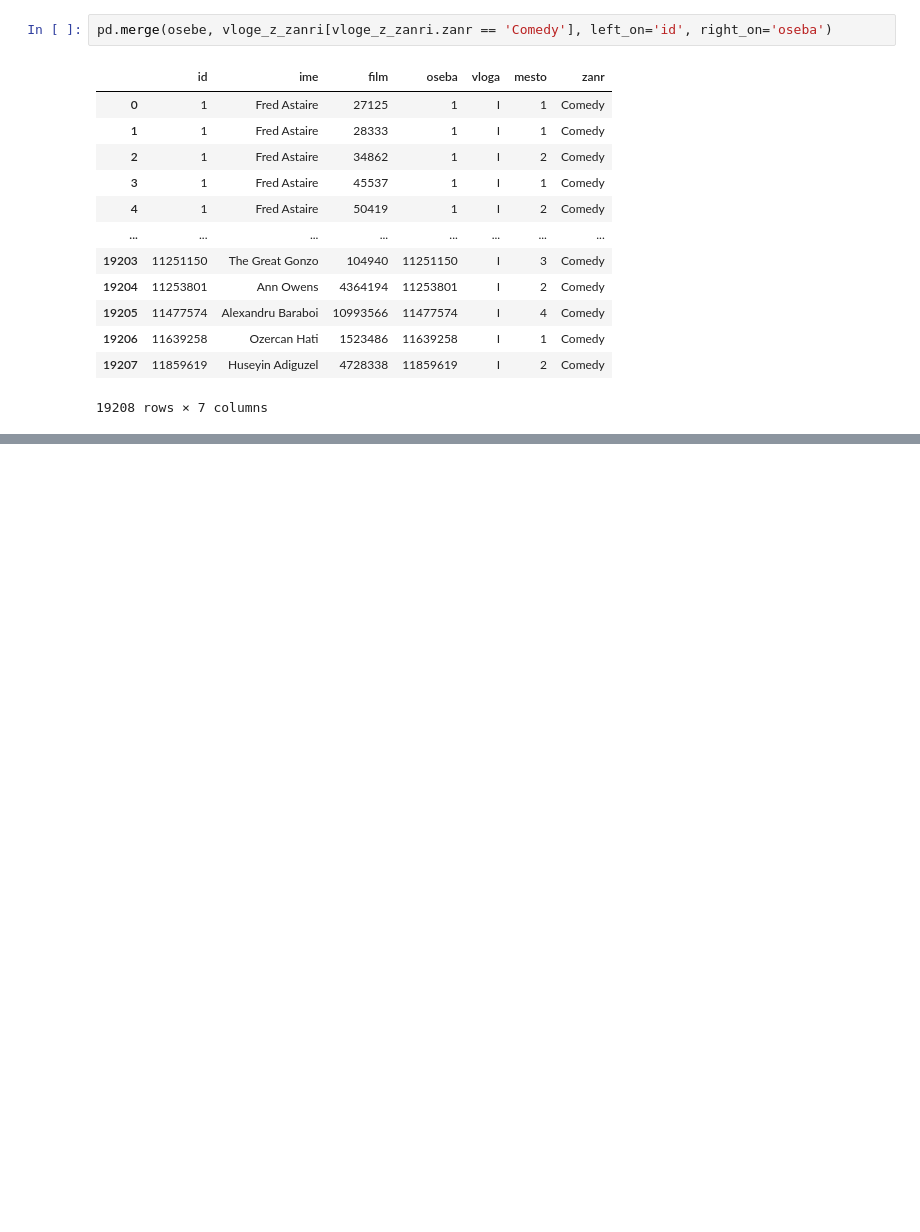
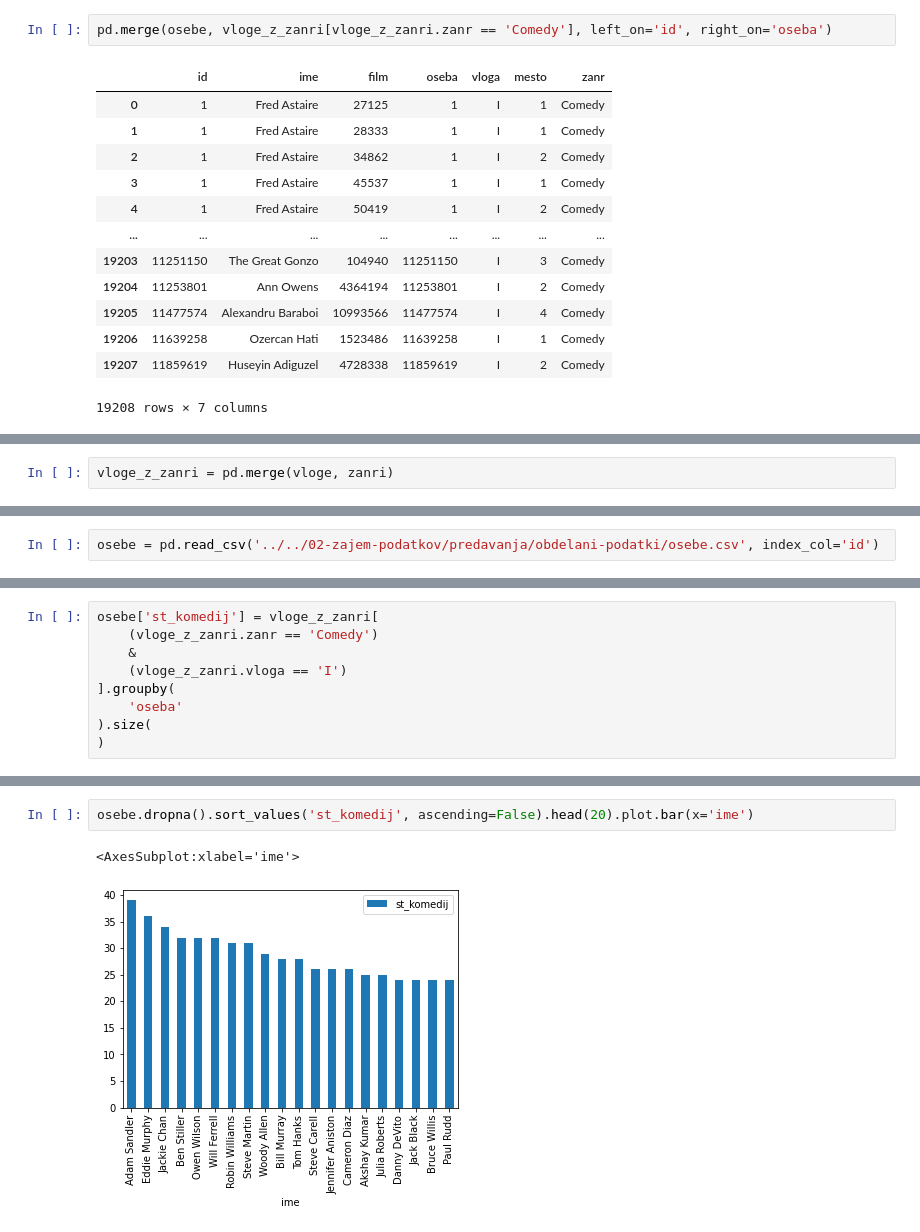
Before and after one commit to matijapretnar/programiranje-1, a Jupyter notebook: 03-knjiznica-pandas/predavanja/Delo s Pandasi.ipynb, the cells around one changed output, grey strips where cells are left out. Saved outputs shown, nothing was run; the diff lists cells and outputs as text; blank space fills up the shorter version.

Commit message:
Datoteke s predavanj

```diff
--- a/03-knjiznica-pandas/predavanja/Delo s Pandasi.ipynb
+++ b/03-knjiznica-pandas/predavanja/Delo s Pandasi.ipynb
@@ -643,0 +692,2 @@ Length: 8968, dtype: int64
+# %%
+vloge_z_zanri = pd.merge(vloge, zanri)
@@ -643,0 +819,2 @@ Length: 8968, dtype: int64
+# %%
+osebe = pd.read_csv('../../02-zajem-podatkov/predavanja/obdelani-podatki/osebe.csv', index_col='id')
@@ -643,0 +927,9 @@ Length: 8968, dtype: int64
+# %%
+osebe['st_komedij'] = vloge_z_zanri[
+    (vloge_z_zanri.zanr == 'Comedy')
+    &
+    (vloge_z_zanri.vloga == 'I')
+].groupby(
+    'oseba'
+).size(
+)
@@ -643,0 +1007,5 @@ Length: 8968, dtype: int64
+# %%
+osebe.dropna().sort_values('st_komedij', ascending=False).head(20).plot.bar(x='ime')
+# %% [output]
+<AxesSubplot:xlabel='ime'>
+[figure, added]
```
Also changed, not shown: parts of 26 cells of this notebook.
